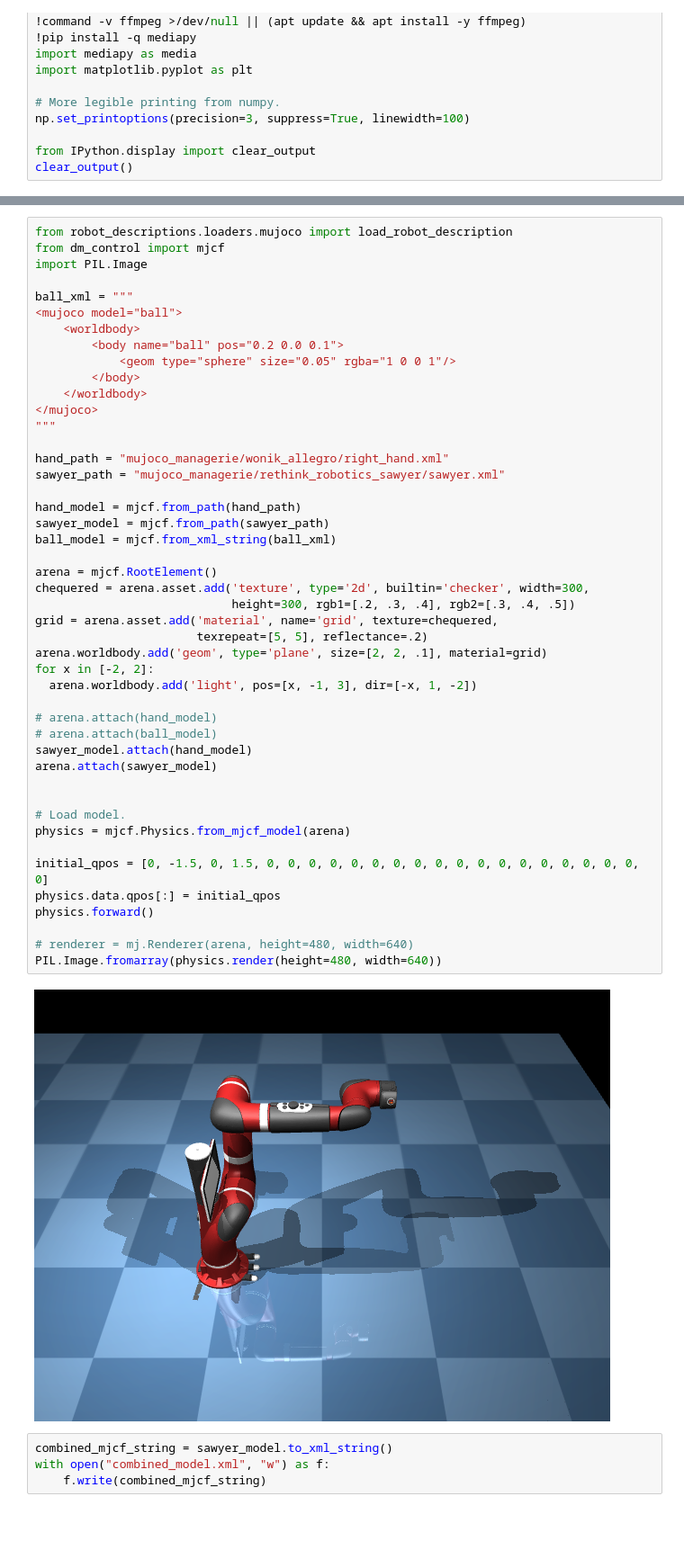
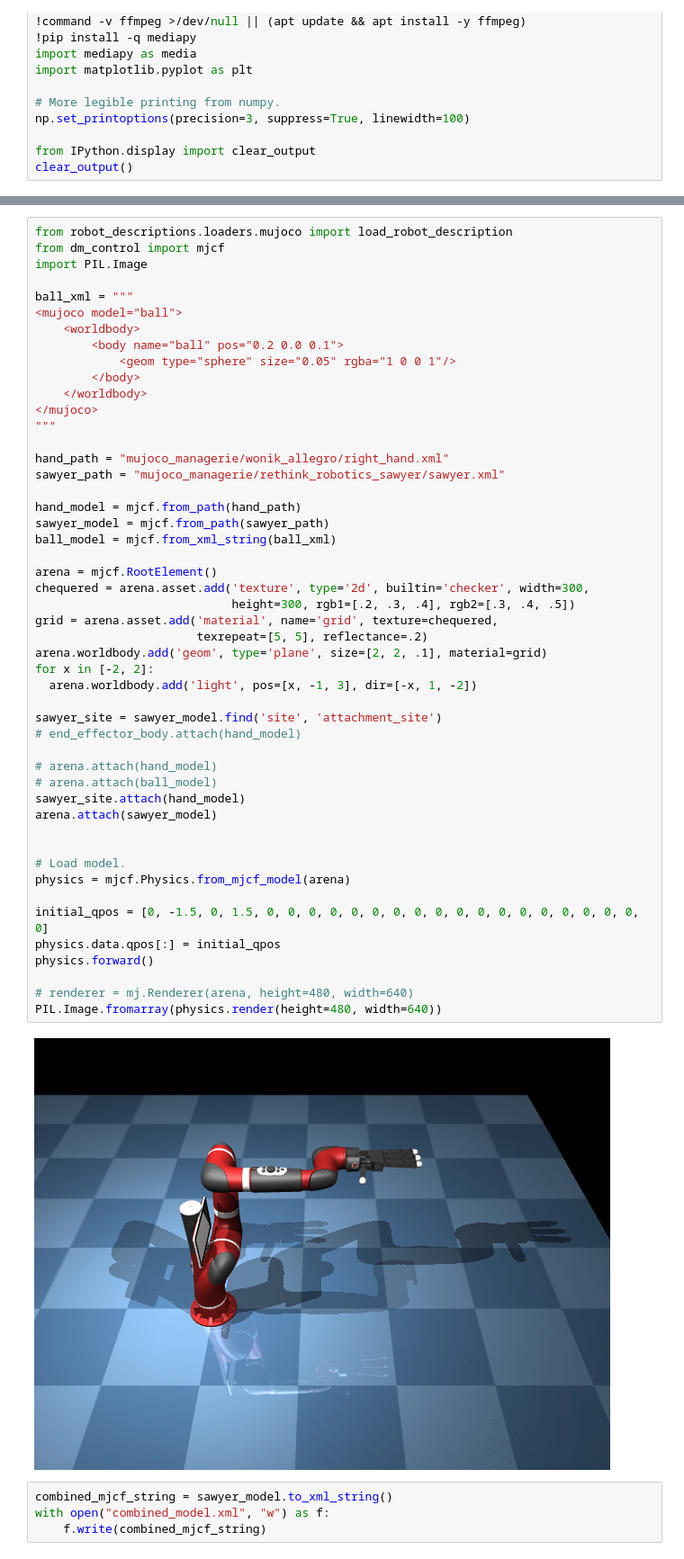
Before and after one commit to YardenGoraly/Mujoco_fun, a Jupyter notebook: MuJoCo_fun.ipynb, the cells around one changed output, grey strips where cells are left out. Shown at 90% size. Drawn from its saved outputs; the diff is of its cells as text; blank space fills up the shorter version.

Commit message:
allegro hand is attached to sawyer

```diff
--- a/MuJoCo_fun.ipynb
+++ b/MuJoCo_fun.ipynb
@@ -106,35 +106,38 @@ hand_path = "mujoco_managerie/wonik_allegro/right_hand.xml"
 sawyer_path = "mujoco_managerie/rethink_robotics_sawyer/sawyer.xml"
 
 hand_model = mjcf.from_path(hand_path)
 sawyer_model = mjcf.from_path(sawyer_path)
 ball_model = mjcf.from_xml_string(ball_xml)
 
 arena = mjcf.RootElement()
 chequered = arena.asset.add('texture', type='2d', builtin='checker', width=300,
                             height=300, rgb1=[.2, .3, .4], rgb2=[.3, .4, .5])
 grid = arena.asset.add('material', name='grid', texture=chequered,
                        texrepeat=[5, 5], reflectance=.2)
 arena.worldbody.add('geom', type='plane', size=[2, 2, .1], material=grid)
 for x in [-2, 2]:
   arena.worldbody.add('light', pos=[x, -1, 3], dir=[-x, 1, -2])
 
+sawyer_site = sawyer_model.find('site', 'attachment_site')
+# end_effector_body.attach(hand_model)
+
 # arena.attach(hand_model)
 # arena.attach(ball_model)
-sawyer_model.attach(hand_model)
+sawyer_site.attach(hand_model)
 arena.attach(sawyer_model)
 
 
 # Load model.
 physics = mjcf.Physics.from_mjcf_model(arena)
 
 initial_qpos = [0, -1.5, 0, 1.5, 0, 0, 0, 0, 0, 0, 0, 0, 0, 0, 0, 0, 0, 0, 0, 0, 0, 0, 0]
 physics.data.qpos[:] = initial_qpos
 physics.forward()
 
 # renderer = mj.Renderer(arena, height=480, width=640)
 PIL.Image.fromarray(physics.render(height=480, width=640))
 # %% [output]
-[figure, old version]
+[figure, new version]
 # %%
 combined_mjcf_string = sawyer_model.to_xml_string()
 with open("combined_model.xml", "w") as f:
```
Also changed, not shown: parts of 3 cells of this notebook.
